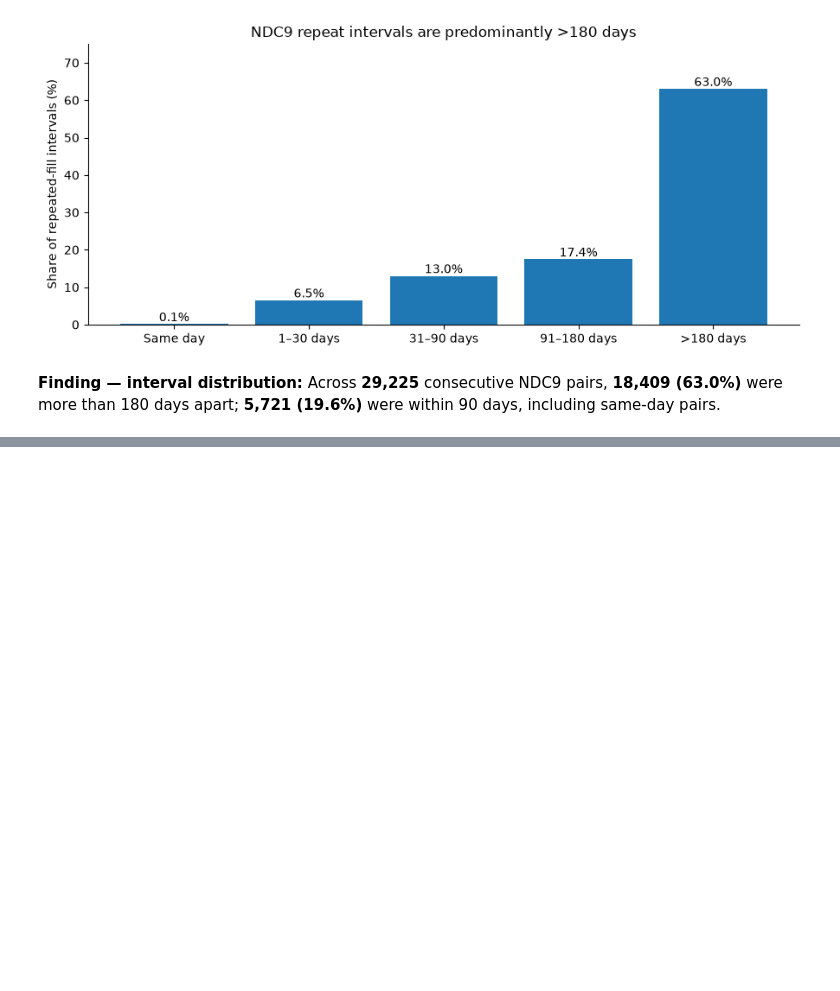
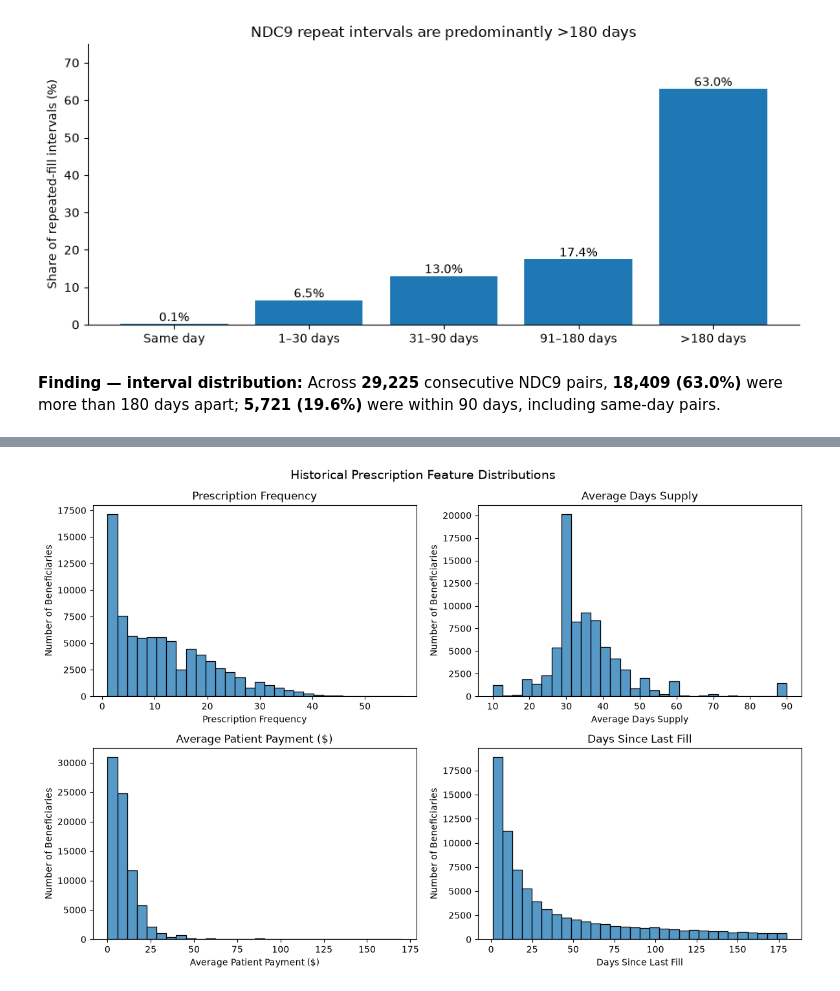
Before and after one commit to feltoncristina/Medication_Non_Adherence_Prediction_Model, a Jupyter notebook: Medicare_Part_D_Adherence_Prediction.ipynb, the cells around one changed output, grey strips where cells are left out. Saved outputs shown, nothing was run; the diff lists cells and outputs as text; code cells hidden in the pictures; blank space fills up the shorter version.

```diff
--- a/Medicare_Part_D_Adherence_Prediction.ipynb
+++ b/Medicare_Part_D_Adherence_Prediction.ipynb
@@ -1452,0 +1775,36 @@ Dataset shape: (78720, 9)
+# %%
+# Section 5.4 — Feature Distribution Analysis
+
+features_to_plot = {
+    "total_prescriptions_180d": "Prescription Frequency",
+    "avg_days_supply_180d": "Average Days Supply",
+    "avg_patient_payment_180d": "Average Patient Payment ($)",
+    "days_since_last_fill": "Days Since Last Fill"
+}
+
+fig, axes = plt.subplots(2, 2, figsize=(12, 8))
+
+for ax, (column, title) in zip(
+    axes.flatten(),
+    features_to_plot.items()
+):
+    sns.histplot(
+        data=df_patient_features,
+        x=column,
+        bins=30,
+        ax=ax
+    )
+
+    ax.set_title(title)
+    ax.set_xlabel(title)
+    ax.set_ylabel("Number of Beneficiaries")
+
+plt.suptitle(
+    "Historical Prescription Feature Distributions",
+    fontsize=14
+)
+
+plt.tight_layout()
+plt.show()
+# %% [output]
+[figure, added]
```
Also changed, not shown: parts of 54 cells of this notebook.
